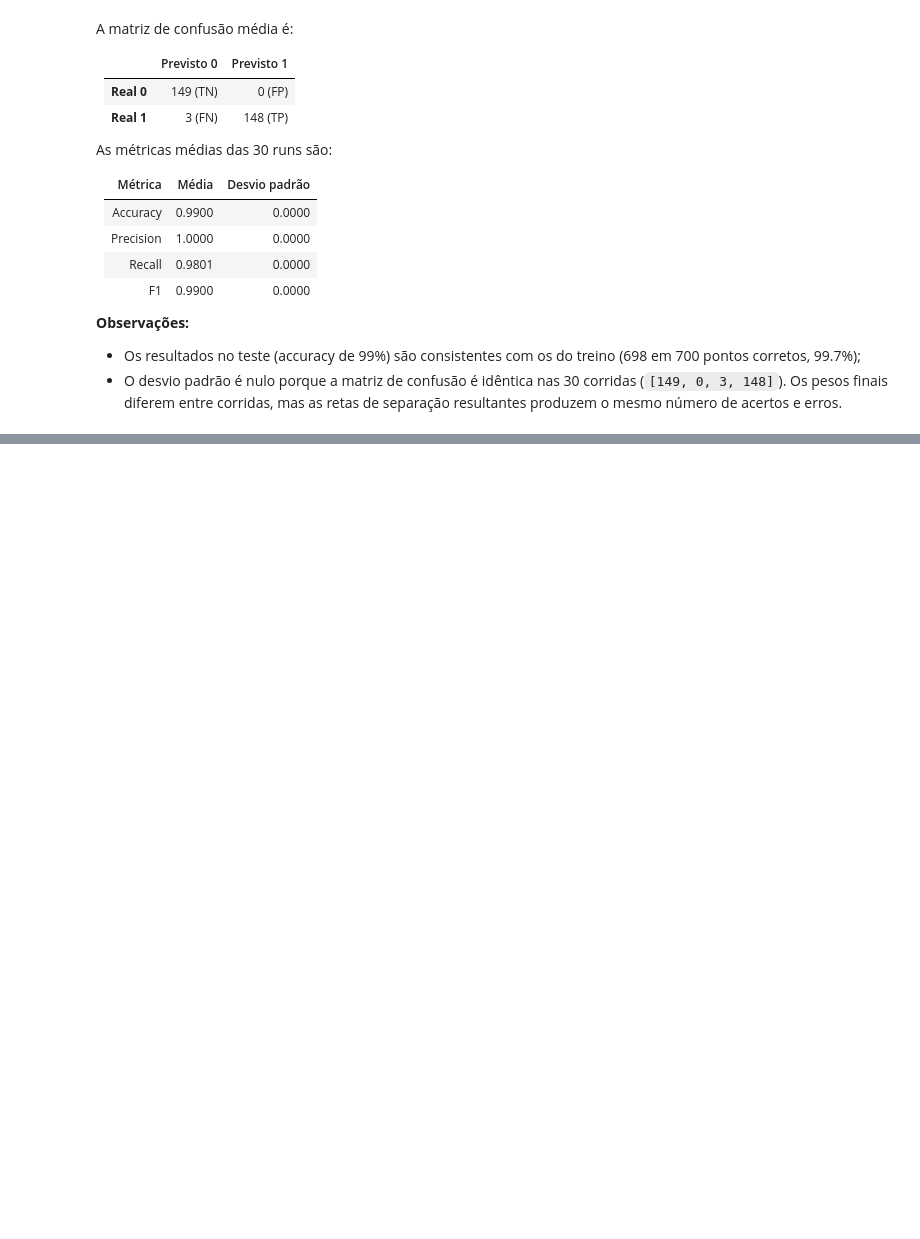
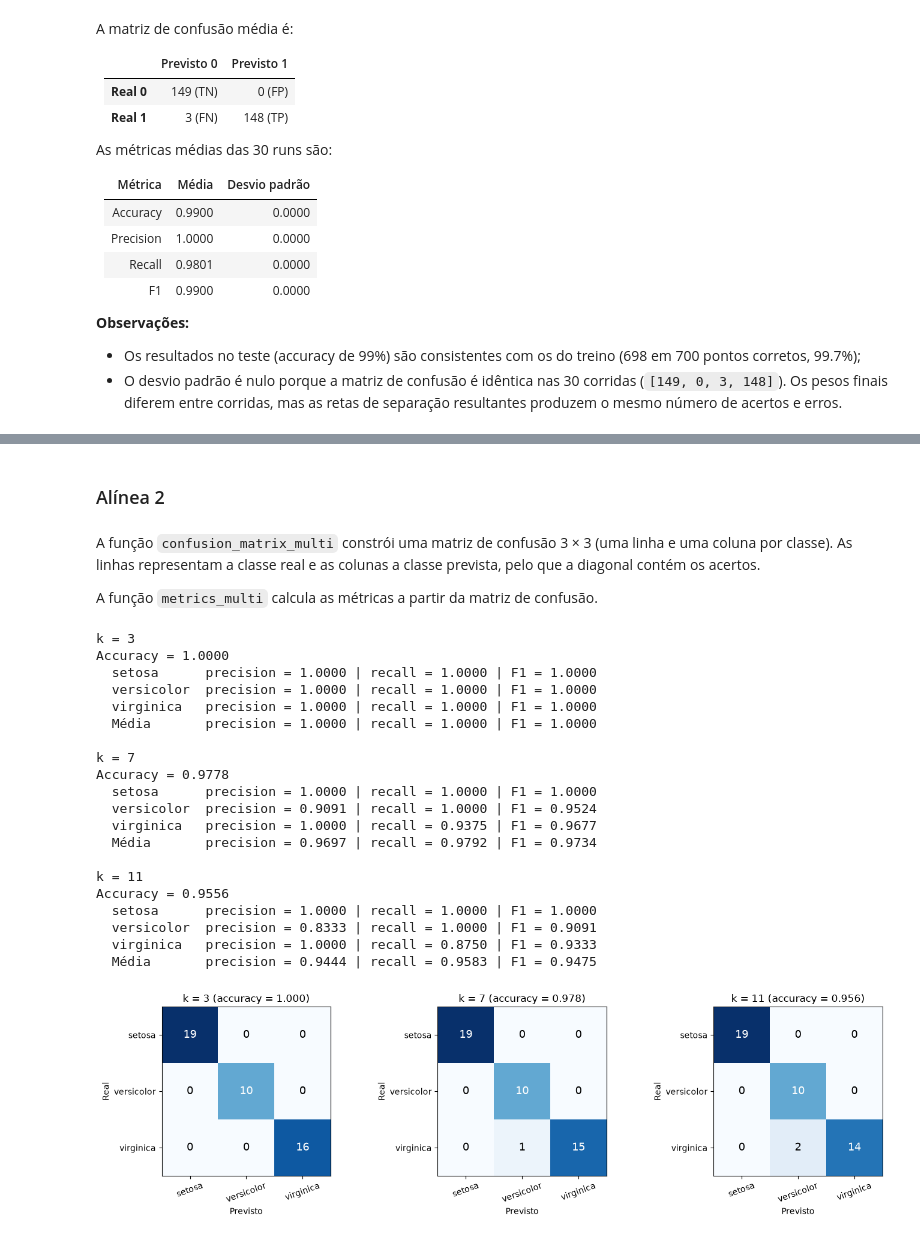
Before and after one commit to Lopes2711/IAA, a Jupyter notebook: sup_learning/sup_learning.ipynb, the cells around one changed output, grey strips where cells are left out. Cells and saved outputs as stored; diff of their text form; code cells hidden in the pictures; blank space fills up the shorter version.

```diff
--- a/sup_learning/sup_learning.ipynb
+++ b/sup_learning/sup_learning.ipynb
@@ -507,0 +615,78 @@ As métricas médias das 30 runs são:
+# %% [markdown]
+### Alínea 2
+# %% [markdown]
+A função `confusion_matrix_multi` constrói uma matriz de confusão 3 × 3 (uma linha e uma coluna por classe). As linhas representam a classe real e as colunas a classe prevista, pelo que a diagonal contém os acertos.
+
+A função `metrics_multi` calcula as métricas a partir da matriz de confusão.
+# %%
+def confusion_matrix_multi(y_true, y_pred, n_classes=3):
+    cm = np.zeros((n_classes, n_classes), dtype=int)
+    for t, p in zip(y_true, y_pred):
+        cm[t, p] += 1
+    return cm
+
+def metrics_multi(cm):
+    tp = np.diag(cm)
+    fp = cm.sum(axis=0) - tp
+    fn = cm.sum(axis=1) - tp
+
+    accuracy = tp.sum() / cm.sum()
+    precision = np.divide(tp, tp + fp, out=np.zeros(len(tp)), where=(tp + fp) > 0)
+    recall    = np.divide(tp, tp + fn, out=np.zeros(len(tp)), where=(tp + fn) > 0)
+    f1 = np.divide(2 * precision * recall, precision + recall, out=np.zeros(len(tp)), where=(precision + recall) > 0)
+
+    return accuracy, precision, recall, f1
+# %%
+rng = np.random.default_rng(42)
+X_train, X_test, y_train, y_test = split_set(X, y, rng)
+
+short_names = [name.replace("Iris-", "") for name in class_names]
+
+fig, axes = plt.subplots(1, 3, figsize=(14, 4))
+
+for ax, k in zip(axes, ks):
+    y_pred = knn_predict_all(X_train, y_train, X_test, k)
+    cm = confusion_matrix_multi(y_test, y_pred)
+    accuracy, precision, recall, f1 = metrics_multi(cm)
+
+    print(f"k = {k}")
+    print(f"Accuracy = {accuracy:.4f}")
+    for i, name in enumerate(short_names):
+        print(f"  {name:<11} precision = {precision[i]:.4f} | recall = {recall[i]:.4f} | F1 = {f1[i]:.4f}")
+    print(f"  {'Média':<11} precision = {precision.mean():.4f} | recall = {recall.mean():.4f} | F1 = {f1.mean():.4f}\n")
+
+    ax.imshow(cm, cmap="Blues")
+    for i in range(3):
+        for j in range(3):
+            ax.text(j, i, cm[i, j], ha="center", va="center", fontsize=13,
+                    color="white" if cm[i, j] > cm.max() / 2 else "black")
+    ax.set_xticks(range(3), short_names, rotation=20)
+    ax.set_yticks(range(3), short_names)
+    ax.set_xlabel("Previsto")
+    ax.set_ylabel("Real")
+    ax.set_title(f"k = {k} (accuracy = {accuracy:.3f})")
+
+plt.tight_layout()
+plt.show()
+# %% [output]
+k = 3
+Accuracy = 1.0000
+  setosa      precision = 1.0000 | recall = 1.0000 | F1 = 1.0000
+  versicolor  precision = 1.0000 | recall = 1.0000 | F1 = 1.0000
+  virginica   precision = 1.0000 | recall = 1.0000 | F1 = 1.0000
+  Média       precision = 1.0000 | recall = 1.0000 | F1 = 1.0000
+
+k = 7
+Accuracy = 0.9778
+  setosa      precision = 1.0000 | recall = 1.0000 | F1 = 1.0000
+  versicolor  precision = 0.9091 | recall = 1.0000 | F1 = 0.9524
+  virginica   precision = 1.0000 | recall = 0.9375 | F1 = 0.9677
+  Média       precision = 0.9697 | recall = 0.9792 | F1 = 0.9734
+
+k = 11
+Accuracy = 0.9556
+  setosa      precision = 1.0000 | recall = 1.0000 | F1 = 1.0000
+  versicolor  precision = 0.8333 | recall = 1.0000 | F1 = 0.9091
+  virginica   precision = 1.0000 | recall = 0.8750 | F1 = 0.9333
+  Média       precision = 0.9444 | recall = 0.9583 | F1 = 0.9475
+[figure, added]
```
Also changed, not shown: parts of 21 cells of this notebook.
